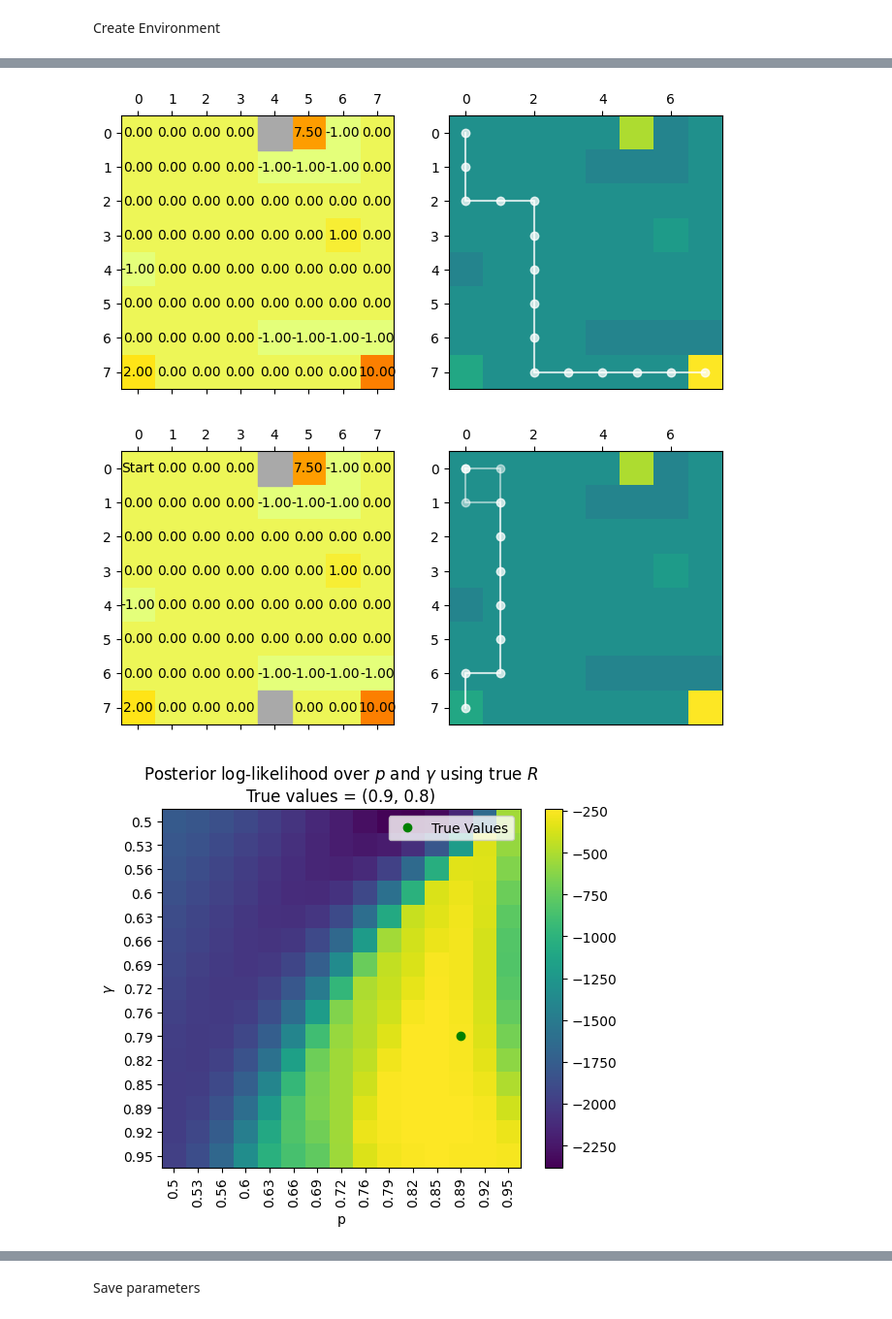
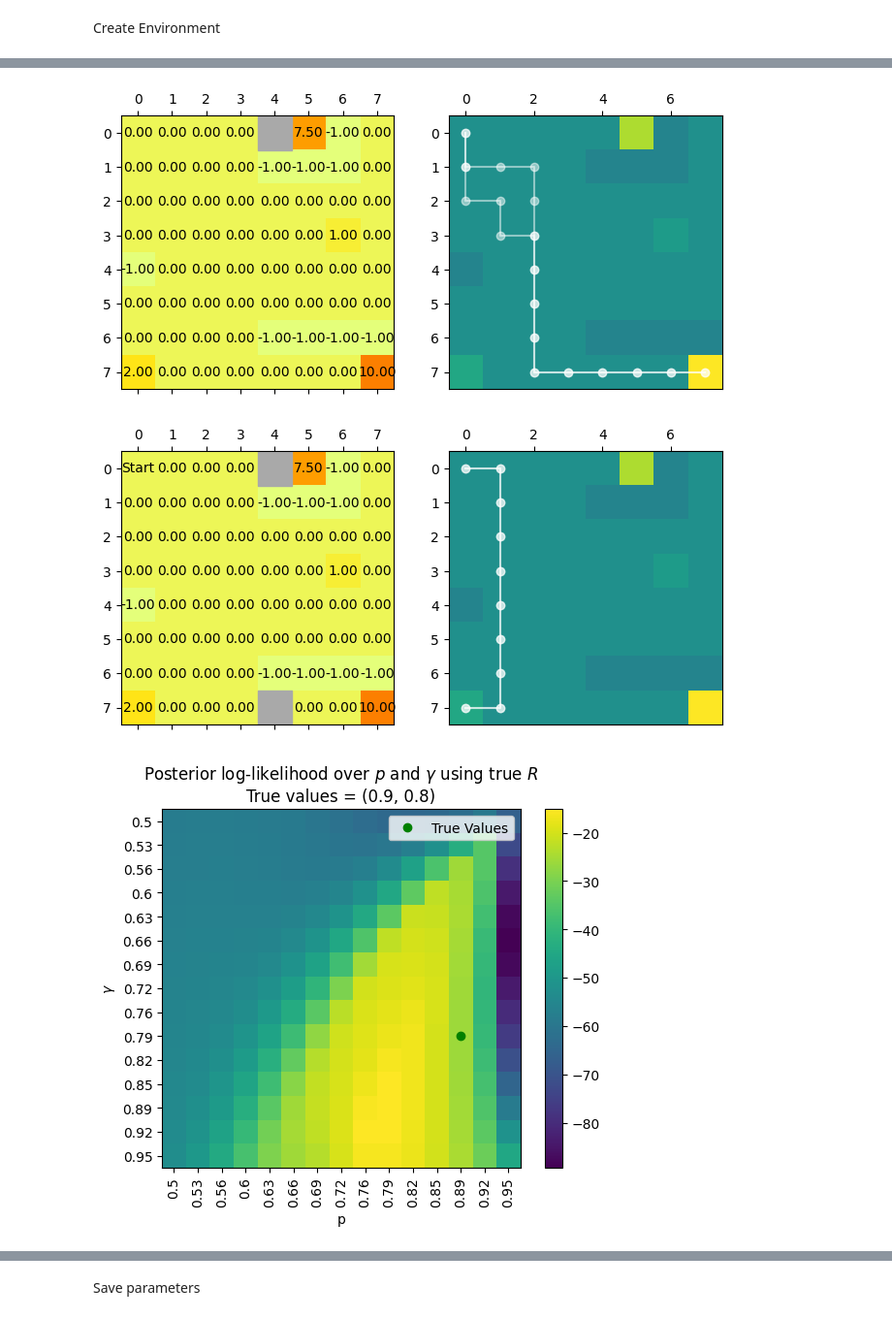
Before and after one commit to ankile/irl-environment-design, a Jupyter notebook: notebooks/hamiltorch.ipynb, the cells around one changed output, grey strips where cells are left out. Shown at 97% size. Saved outputs shown, nothing was run; the diff lists cells and outputs as text; code cells hidden in the pictures.

Commit message:
small changes to env visualization, fix in sampling

```diff
--- a/notebooks/hamiltorch.ipynb
+++ b/notebooks/hamiltorch.ipynb
@@ -91,7 +82,7 @@ env_agent = Environment(N=N,M=M,T_true=T_true,wall_states=wall_states, R_sample_
 
 # Generate trajectories
 trajectories = generate_n_trajectories(
-    T_agent,
+    env_agent.T_true,
     agent_policy,
     goal_states,
     n_trajectories=2,
@@ -139,9 +130,7 @@ trajectories_2 = generate_n_trajectories(
     goal_states,
     n_trajectories=2,
 )
-# expert_trajectories = [(env_agent_2, trajectories_2)]
-expert_trajectories_2 = expert_trajectories_1
-expert_trajectories_2.append([env_agent_2, trajectories_2])
+expert_trajectories_2 = [expert_trajectories_1, (env_agent_2, trajectories_2)]
 
 fig, (ax1, ax2) = plt.subplots(1, 2, figsize=(8, 4))
 plot_environment(
@@ -157,7 +146,7 @@ plot_trajectories(N, M, trajectories_2, agent_R, ax=ax2)
 # Remove the colorbar from the second plot
 ax2.get_images()[0].colorbar.remove()
 # %% [output]
-[figure, old version]
+[figure, new version]
 # %%
 # Generate 2 trajectories in the second round environment
 wall_states = [4, (N-1)*M+4]
@@ -181,8 +170,10 @@ trajectories_3 = generate_n_trajectories(
     n_trajectories=2,
 )
 
-expert_trajectories_3 = expert_trajectories_2
-expert_trajectories_3.append([env_agent_3, trajectories_3])
+expert_trajectories_3 = expert_trajectories_2 + [env_agent_3, trajectories_3]
+
+# expert_trajectories_3 = expert_trajectories_2
+# expert_trajectories_3.append([env_agent_3, trajectories_3])
 
 fig, (ax1, ax2) = plt.subplots(1, 2, figsize=(8, 4))
 plot_environment(
@@ -198,11 +189,11 @@ plot_trajectories(N, M, trajectories_3, agent_R, ax=ax2)
 # Remove the colorbar from the second plot
 ax2.get_images()[0].colorbar.remove()
 # %% [output]
-[figure, old version]
+[figure, new version]
 # %%
-plot_log_likelihood(param_values=true_params, expert_trajectories=expert_trajectories_3, goal_states=goal_states)
+plot_log_likelihood(param_values=true_params, expert_trajectories=expert_trajectories_1, goal_states=goal_states)
 # %% [output]
-[figure, old version]
+[figure, new version]
 # %%
 def soft_q_iteration_torch(
     R: torch.Tensor,  # R is a one-dimensional tensor with shape (n_states,)
```
Also changed, not shown: parts of 9 cells of this notebook, 4 other files.
